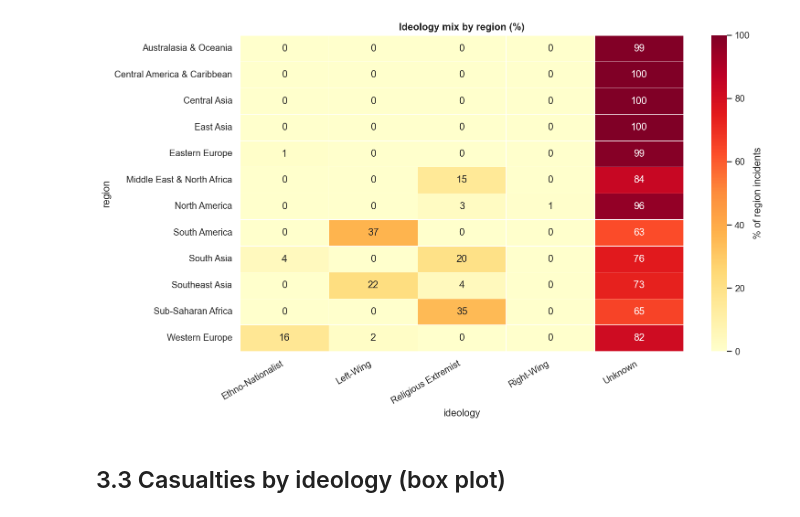
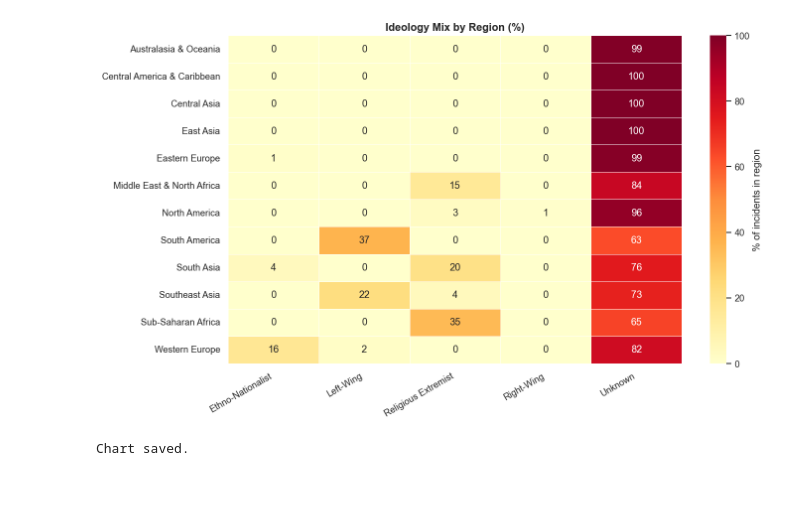
Before and after one commit to PiyushLadukar/AatankDrishti, a Jupyter notebook: notebooks/03_eda.ipynb, the cells around one changed output. Cells and saved outputs as stored; diff of their text form; code cells hidden in the pictures; blank space fills up the shorter version.

```diff
--- a/notebooks/03_eda.ipynb
+++ b/notebooks/03_eda.ipynb
@@ -52,0 +85,20 @@ KEY: 2011-2015 spike = ISIL expansion + Boko Haram escalation (geopolitical, not
+# %%
+# CELL 4 - Ideology over time (line chart)
+year_col = 'year' if 'year' in df.columns else 'iyear'
+
+pivot = df.groupby([year_col, 'ideology']).size().unstack(fill_value=0)
+
+fig, ax = plt.subplots(figsize=(14, 6))
+for ideology in pivot.columns:
+    color = IDEOLOGY_COLORS.get(ideology, '#bdc3c7')
+    ax.plot(pivot.index, pivot[ideology], label=ideology,
+            color=color, linewidth=2, alpha=0.8)
+
+ax.set_title('Incidents by Ideology Over Time', fontsize=13, fontweight='bold')
+ax.set_xlabel('Year')
+ax.set_ylabel('Number of Incidents')
+ax.legend(bbox_to_anchor=(1.01, 1), loc='upper left', fontsize=9)
+plt.tight_layout()
+plt.savefig('../data/processed/eda_ideology_time.png', dpi=150)
+plt.show()
+print('Chart saved.')
@@ -53,17 +108,26 @@ KEY: 2011-2015 spike = ISIL expansion + Boko Haram escalation (geopolitical, not
 # %%
+# CELL 5 - Region heatmap
 region_col = 'region' if 'region' in df.columns else 'region_txt'
-hm = df.groupby([region_col,'ideology']).size().unstack(fill_value=0)
-hm_pct = hm.div(hm.sum(axis=1), axis=0) * 100
-fig, ax = plt.subplots(figsize=(12,7))
-sns.heatmap(hm_pct, annot=True, fmt='.0f', cmap='YlOrRd',
-            linewidths=0.5, ax=ax, cbar_kws={'label': '% of region incidents'})
-ax.set_title('Ideology mix by region (%)', fontweight='bold')
-plt.xticks(rotation=30, ha='right')
-plt.tight_layout()
-plt.savefig('../data/processed/eda_heatmap.png', dpi=150)
-plt.show()
+
+if region_col in df.columns:
+    hm = df.groupby([region_col, 'ideology']).size().unstack(fill_value=0)
+    hm_pct = hm.div(hm.sum(axis=1), axis=0) * 100
+
+    fig, ax = plt.subplots(figsize=(12, 7))
+    sns.heatmap(hm_pct, annot=True, fmt='.0f', cmap='YlOrRd',
+                linewidths=0.5, ax=ax,
+                cbar_kws={'label': '% of incidents in region'})
+    ax.set_title('Ideology Mix by Region (%)', fontweight='bold', fontsize=13)
+    ax.set_xlabel('')
+    ax.set_ylabel('')
+    plt.xticks(rotation=30, ha='right')
+    plt.tight_layout()
+    plt.savefig('../data/processed/eda_heatmap.png', dpi=150)
+    plt.show()
+    print('Chart saved.')
+else:
+    print('Region column not found — skipping heatmap')
 # %% [output]
-[figure, old version]
+[figure, new version]
+Chart saved.
-# %% [markdown]
-## 3.3 Casualties by ideology (box plot)
 # %%
```
Also changed, not shown: parts of 15 cells of this notebook, 11 other files.
